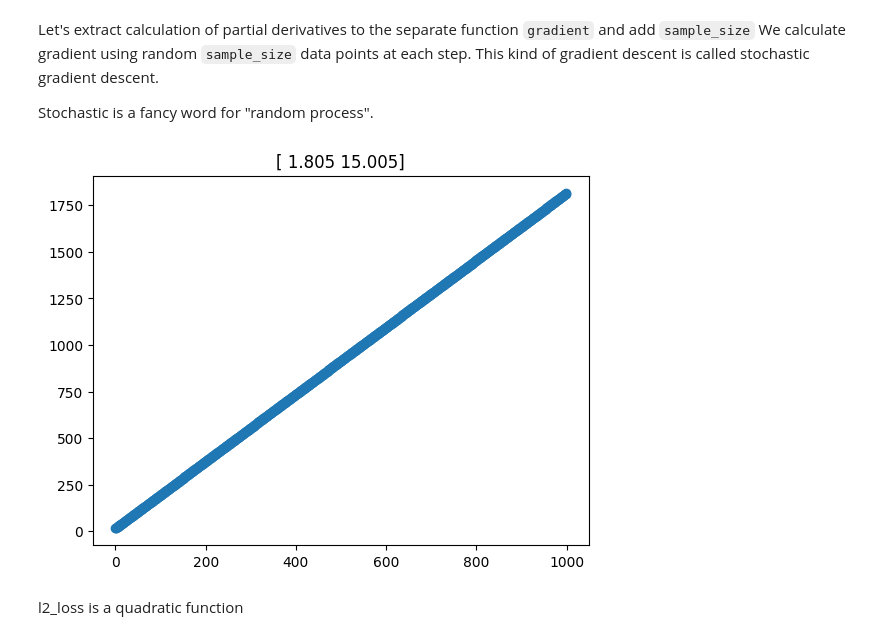
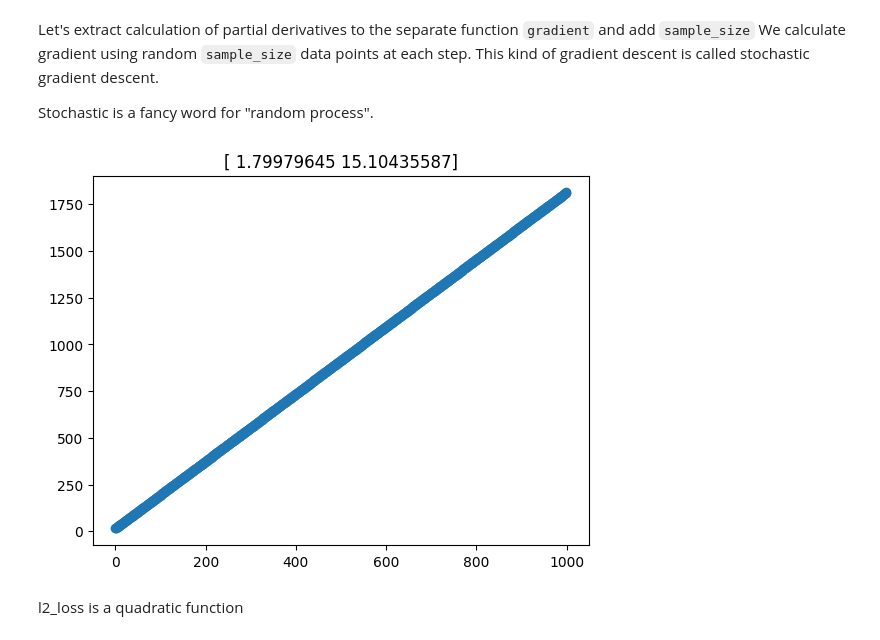
Before and after one commit to alexandershov/little-learner, a Jupyter notebook: little_learner.ipynb, the cells around one changed output. Saved outputs shown, nothing was run; the diff lists cells and outputs as text; code cells hidden in the pictures.

```diff
--- a/little_learner.ipynb
+++ b/little_learner.ipynb
@@ -78,7 +78,43 @@ We calculate gradient using random `sample_size` data points at each step. This
 
 Stochastic is a fancy word for "random process".
 # %%
+import copy
 import itertools
+
+
+def shape(params):
+    if isinstance(params, (list, np.ndarray)):
+        return [len(params)] + shape(params[0])
+    return []
+
+
+def get_by_indexes(params, indexes):
+    result = params
+    for an_index in indexes:
+        result = result[an_index]
+    return result
+
+
+def set_by_indexes(params, indexes, value):
+    result = params
+    for i, an_index in enumerate(indexes):
+        is_last = i == len(indexes) - 1
+        if is_last:
+            result[an_index] = value
+        else:
+            result = result[an_index]
+
+
+def iter_indexes(params):
+    if not isinstance(params, (list, np.ndarray)):
+        return
+    for i, a_param in enumerate(params):
+        if isinstance(a_param, (list, np.ndarray)):
+            for sub_indexes in iter_indexes(a_param):
+                yield (i, *sub_indexes)
+        else:
+            yield (i,)
+
 
 def l2_loss_gradient(target, xs, ys, params, delta=0.0001, sample_size=None):
     gs = []
@@ -86,38 +122,15 @@ def l2_loss_gradient(target, xs, ys, params, delta=0.0001, sample_size=None):
         indexes = np.arange(0, len(xs))
     else:
         indexes = np.random.randint(0, len(xs), sample_size)
-
-    ranges = []
-    k = 5
-    for a_param in params:
-        # calculate gradient near the `params` values
-        ranges.append(np.linspace(a_param - 0.01, a_param + 0.01, k))
+    gradient = copy.deepcopy(params)
     calc_loss = l2_loss(target, xs[indexes], ys[indexes])
-    results_sample = np.zeros((k,) * len(params))
-    for i, param_sample in enumerate(itertools.product(*ranges)):
-        product = 1
-        reversed_index = []
-        for dim in reversed(range(len(params))):
-            index = (i // product) % k
-            reversed_index.append(index)
-            product *= k
-        value = calc_loss(param_sample)
-        index = tuple(reversed(reversed_index))
-        results_sample[index] = value
-    gradients = np.gradient(results_sample, *ranges)
-    return np.array([g[(k // 2 - 1,)* len(params)] for g in gradients])
-
     loss = calc_loss(params)
-    for j, value in enumerate(params):
-        learning_params = params.copy()
-        learning_params[j] += delta
-        next_loss = calc_loss(learning_params)
-        # loss_rate is a gradient
-        # we slide on the gradient at each point to find the
-        # better-fitted params
-        loss_rate = (next_loss - loss) / delta
-        gs.append(loss_rate)
-    return np.array(gs)
+    for indexes in iter_indexes(params):
+        set_by_indexes(params, indexes, get_by_indexes(params, indexes) + delta)
+        delta_loss = calc_loss(params)
+        set_by_indexes(gradient, indexes, (delta_loss - loss) / delta)
+        set_by_indexes(params, indexes, get_by_indexes(params, indexes) - delta)
+    return gradient
 
 
 def gradient_descent(target, xs, ys, learning_rates, sample_size=None, delta=0.0001, num_iterations=1000, verbose=False):
@@ -126,7 +139,7 @@ def gradient_descent(target, xs, ys, learning_rates, sample_size=None, delta=0.0
     for i in range(num_iterations):
         # we calculate partial derivatives and update each param
         # using learning_rate
-        gs = l2_loss_gradient(target, xs, ys, params, sample_size=sample_size, delta=delta)
+        gs = np.array(l2_loss_gradient(target, xs, ys, params, sample_size=sample_size, delta=delta))
         base_velocity = -gs * learning_rates
         params += base_velocity
         if verbose:
@@ -136,35 +149,35 @@ def gradient_descent(target, xs, ys, learning_rates, sample_size=None, delta=0.0
 
 def line_plot(xs, ys, learned_params):
     plt.scatter(xs, ys)
     plt.plot(xs, line(xs, learned_params))
     plt.title(f'{learned_params}')
     plt.show()
 
 
 def build_loss_plot(target, xs, ys):
     plot_xs = np.linspace(-20, 20, 1000)
     objective_fn = l2_loss(target, xs, ys)
     plot_ys_list = []
     for m in plot_xs:
         params = [m, 0]
         loss = objective_fn(params)
         plot_ys_list.append(loss)
     plot_ys = np.array(plot_ys_list)
     plt.plot(plot_xs, plot_ys)
     plt.title(f'loss(m)')
     plt.show()
 
 
 learned_params = gradient_descent(line,
                                   np.arange(0, 1000),
                                   np.arange(0, 1000) * 1.8 + 15,
                                   sample_size=15,
                                   learning_rates=np.array([1e-8, 1e-2]),
-                                  num_iterations=3000,
+                                  num_iterations=30000,
                                   verbose=False)
 line_plot(np.arange(0, 1000), np.arange(0, 1000) * 1.8 + 15, learned_params)
 # %% [output]
-[figure, old version]
+[figure, new version]
 # %% [markdown]
 l2_loss is a quadratic function
 # %%
```
Also changed, not shown: parts of 6 cells of this notebook.
